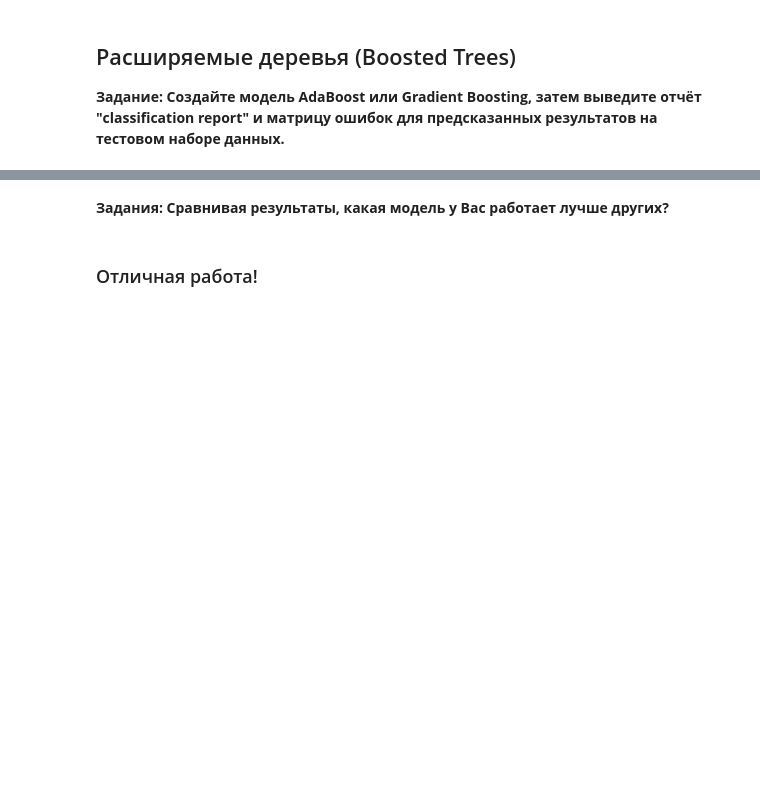
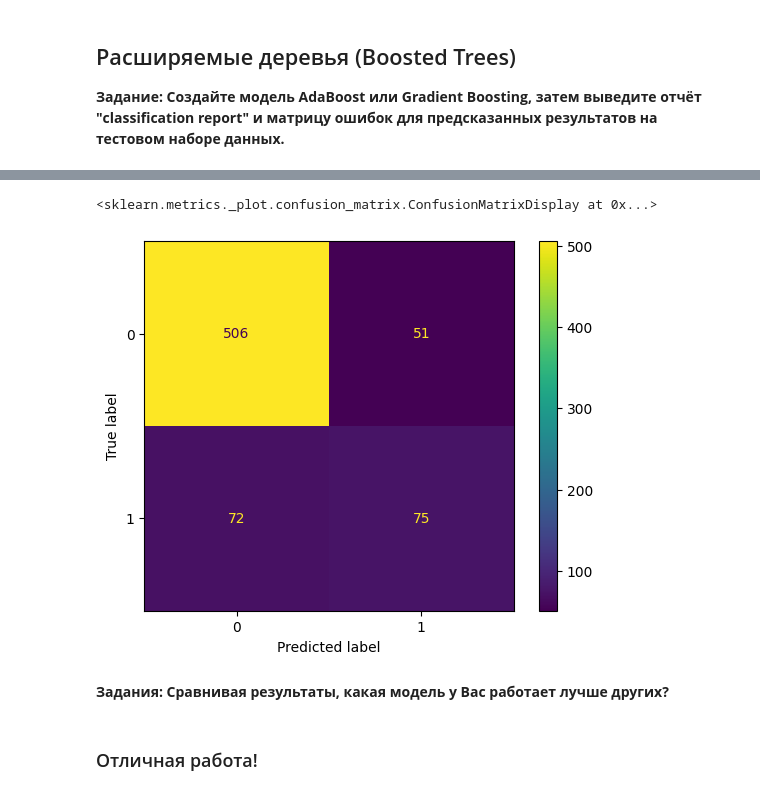
Before and after one commit to giulerg/IBM-labs, a Jupyter notebook: Tree-Methods.ipynb, the cells around one changed output, grey strips where cells are left out. Drawn from its saved outputs; the diff is of its cells as text; code cells hidden in the pictures; blank space fills up the shorter version.

```diff
--- a/Tree-Methods.ipynb
+++ b/Tree-Methods.ipynb
@@ -471,0 +465,4 @@ weighted avg       0.82      0.83      0.83       704
+# %%
+adaboost = AdaBoostClassifier(algorithm = 'SAMME')
+# %%
+adaboost.fit(X_train, y_train)
@@ -471,0 +471,2 @@ weighted avg       0.82      0.83      0.83       704
+# %%
+y_pred_ad = adaboost.predict(X_test)
@@ -472,3 +484,9 @@ weighted avg       0.82      0.83      0.83       704
+# %%
+disp = ConfusionMatrixDisplay(confusion_matrix = confusion_matrix(y_test, y_pred_ad))
+disp.plot()
+# %% [output]
+<sklearn.metrics._plot.confusion_matrix.ConfusionMatrixDisplay at 0x...>
+[figure, added]
 # %% [markdown]
 **Задания: Сравнивая результаты, какая модель у Вас работает лучше других?**
 # %%
```
Also changed, not shown: parts of 15 cells of this notebook.
